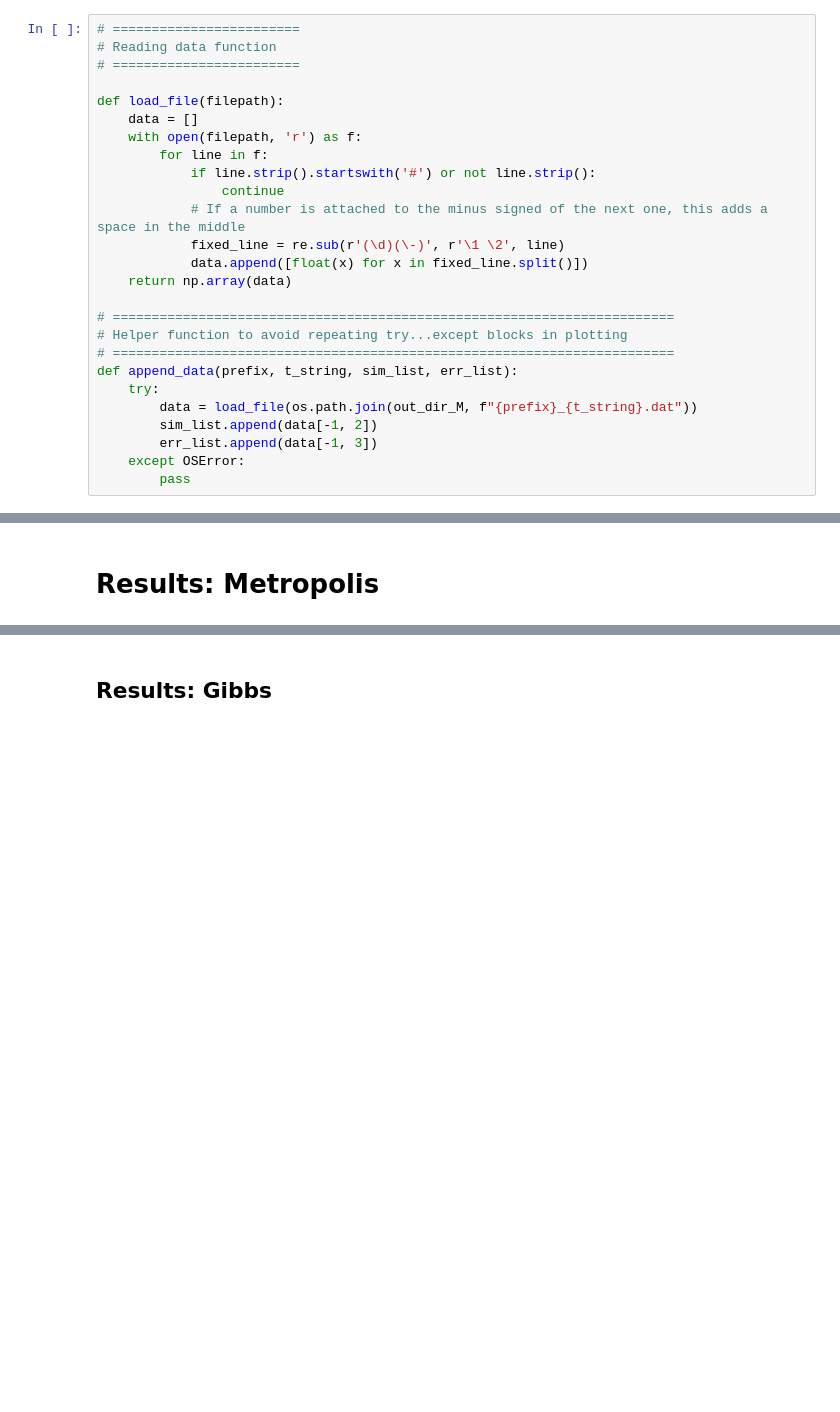
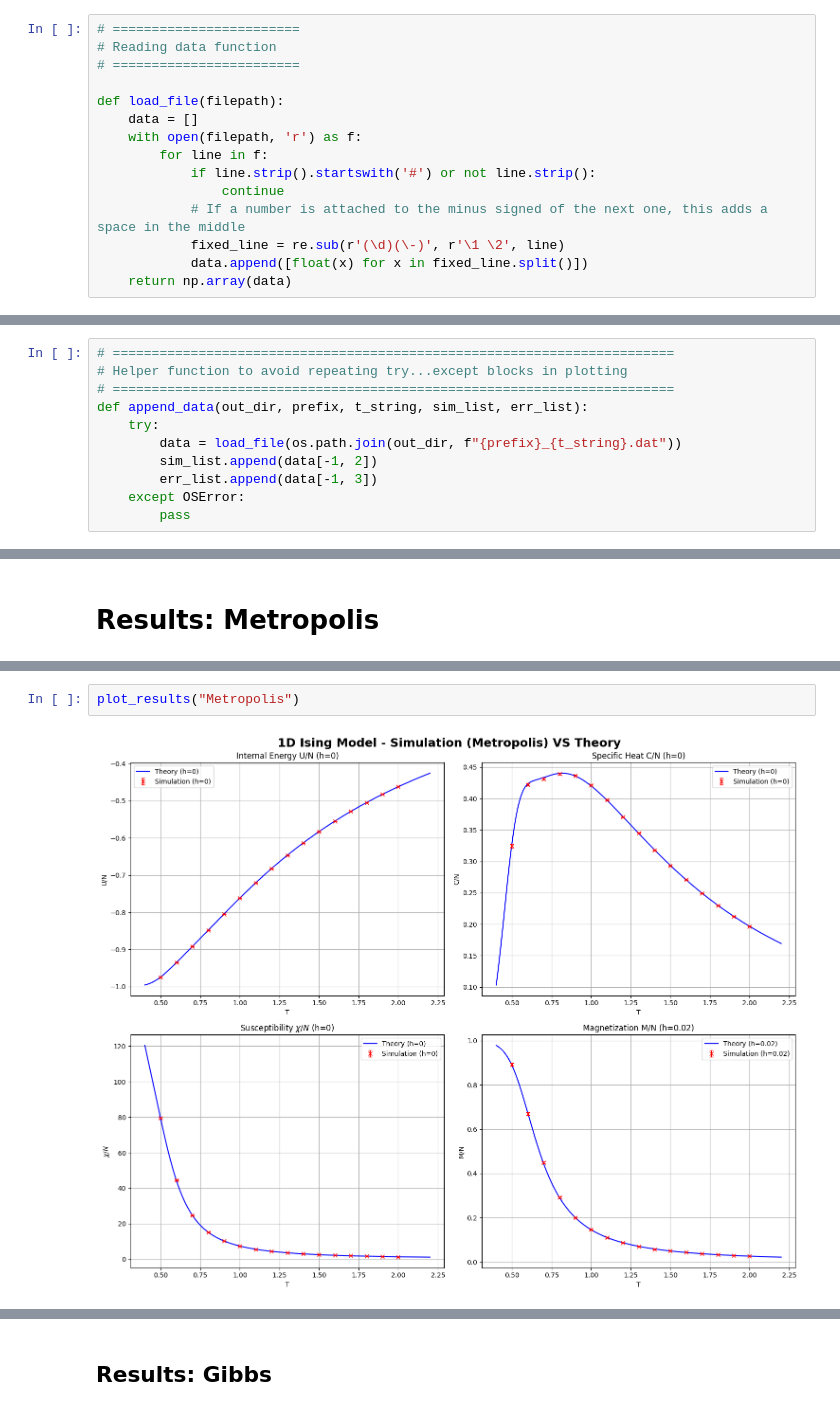
Before and after one commit to giuliagogna/NumericalSimulationLaboratory, a Jupyter notebook: Lab06/analysis6.ipynb, the cells around one changed output, grey strips where cells are left out. Saved outputs shown, nothing was run; the diff lists cells and outputs as text; blank space fills up the shorter version.

```diff
--- a/Lab06/analysis6.ipynb
+++ b/Lab06/analysis6.ipynb
@@ -23,14 +67,3 @@ def load_file(filepath):
             fixed_line = re.sub(r'(\d)(\-)', r'\1 \2', line)
             data.append([float(x) for x in fixed_line.split()])
     return np.array(data)
-
-# ========================================================================
-# Helper function to avoid repeating try...except blocks in plotting
-# ========================================================================
-def append_data(prefix, t_string, sim_list, err_list):
-    try:
-        data = load_file(os.path.join(out_dir_M, f"{prefix}_{t_string}.dat"))
-        sim_list.append(data[-1, 2])
-        err_list.append(data[-1, 3])
-    except OSError:
-        pass
@@ -36,0 +108,11 @@ def append_data(prefix, t_string, sim_list, err_list):
+# %%
+# ========================================================================
+# Helper function to avoid repeating try...except blocks in plotting
+# ========================================================================
+def append_data(out_dir, prefix, t_string, sim_list, err_list):
+    try:
+        data = load_file(os.path.join(out_dir, f"{prefix}_{t_string}.dat"))
+        sim_list.append(data[-1, 2])
+        err_list.append(data[-1, 3])
+    except OSError:
+        pass
@@ -458,0 +379,4 @@ for T_val in target_temps:
+# %%
+plot_results("Metropolis")
+# %% [output]
+[figure, added]
```
Also changed, not shown: parts of 38 cells of this notebook, 10 other files.
